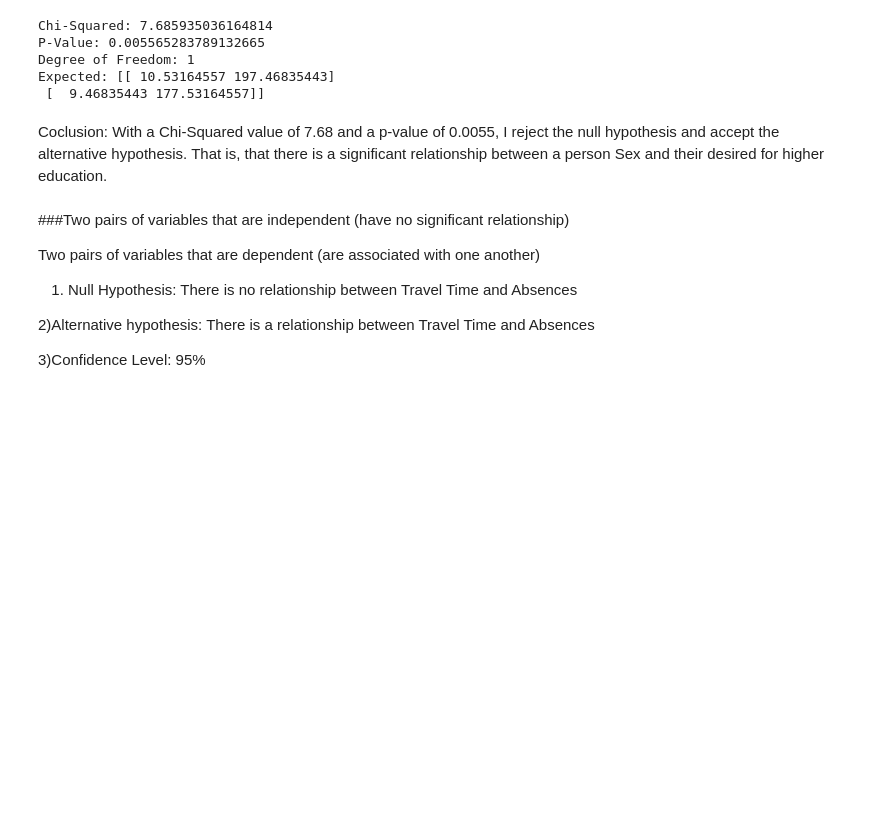
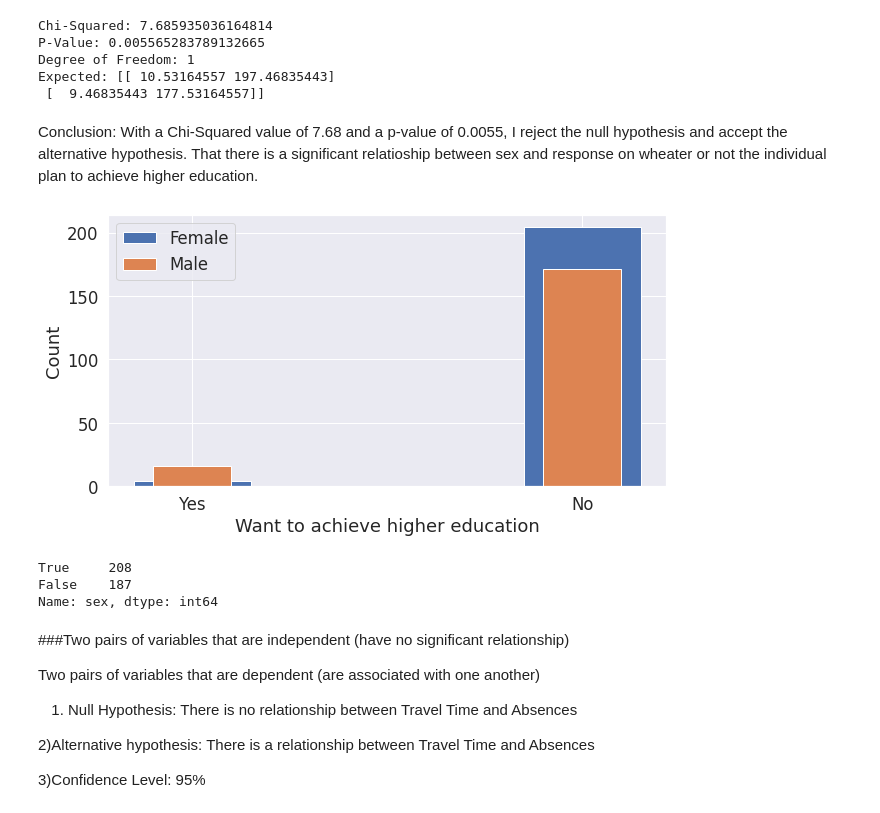
Before and after one commit to yestrella14/DS-Unit-1-Sprint-2-Statistics, a Jupyter notebook: LS_DS_122_Chi2_Tests_Assignment.ipynb, the cells around one changed output. Drawn from its saved outputs; the diff is of its cells as text; code cells hidden in the pictures; blank space fills up the shorter version.

```diff
--- a/LS_DS_122_Chi2_Tests_Assignment.ipynb
+++ b/LS_DS_122_Chi2_Tests_Assignment.ipynb
@@ -124,8 +124,33 @@ Degree of Freedom: 1
 Expected: [[ 10.53164557 197.46835443]
  [  9.46835443 177.53164557]]
 # %% [markdown]
-Coclusion:
-With a Chi-Squared value of 7.68 and a p-value of 0.0055, I reject the null hypothesis and accept the alternative hypothesis. That is, that there is a significant relationship between a person Sex and their desired for higher education.
+Conclusion:
+With a Chi-Squared value of 7.68 and a p-value of 0.0055, I reject the null hypothesis and accept the alternative hypothesis. That there is a significant relatioship between sex and response on wheater or not the individual plan to achieve higher education.
+# %%
+#Plots the bar chart
+import seaborn as sns
+import matplotlib.pyplot as plt
+
+female = observed_Sex_Higher[0][:]
+male = observed_Sex_Higher[1][:]
+category = ['Yes', 'No']
+fig = plt.figure(figsize=(10,5))
+sns.set(font_scale=1.5)
+
+p1 = plt.bar(category, female, 0.3)
+p2 = plt.bar(category, male, 0.2)
+plt.legend((p1[0], p2[0]), ('Female', 'Male'))
+plt.xlabel('Want to achieve higher education')
+plt.ylabel('Count')
+plt.show()
+# %% [output]
+[figure, added]
+# %%
+female.value_counts()
+# %% [output]
+True     208
+False    187
+Name: sex, dtype: int64
 # %% [markdown]
 ###Two pairs of variables that are independent (have no significant relationship)
 
```
Also changed, not shown: parts of 4 cells of this notebook.
